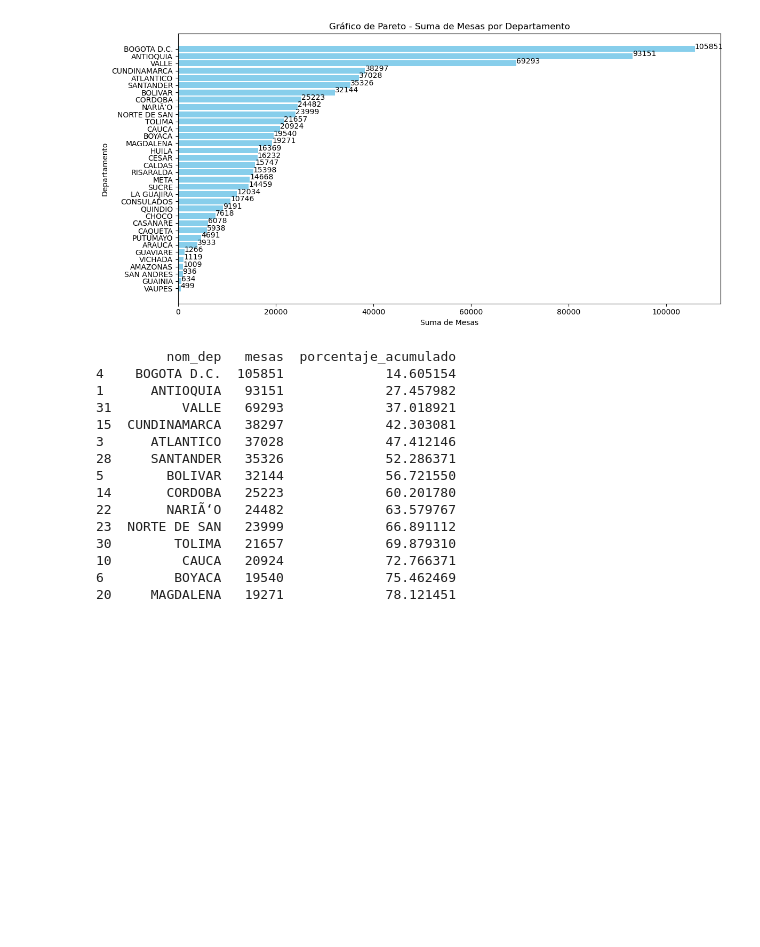
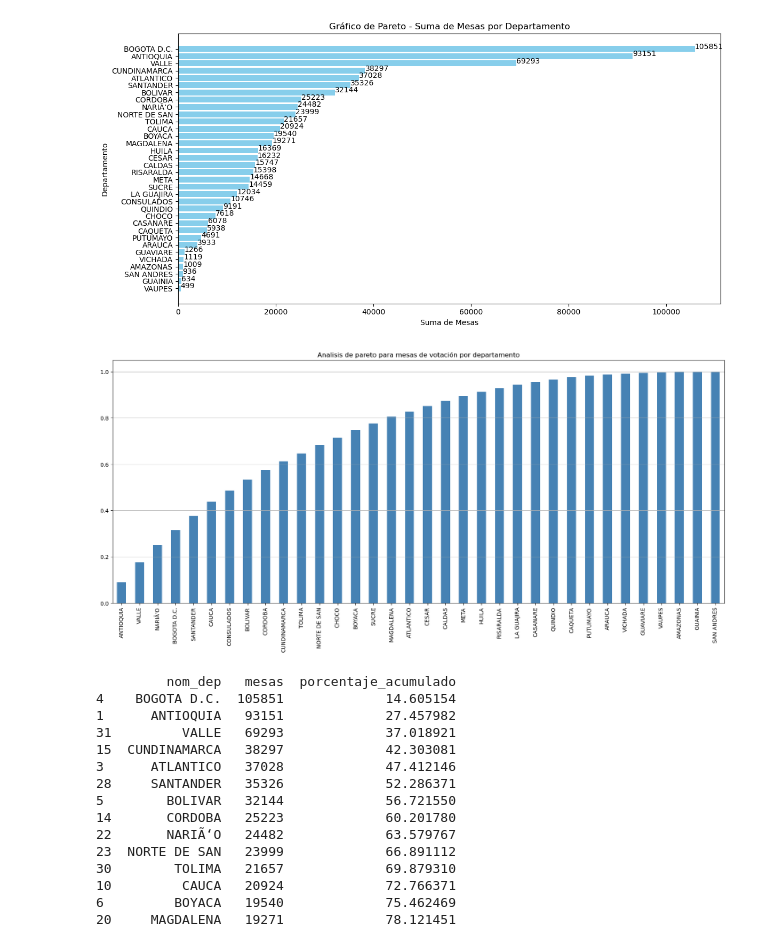
Before and after one commit to Sebastianpm9/Proyecto_Ingenial_MINE-4101_Ciencia_de_Datos_Aplicada, a Jupyter notebook: Ingenial.ipynb, the cells around one changed output. Drawn from its saved outputs; the diff is of its cells as text; code cells hidden in the pictures; blank space fills up the shorter version.

```diff
--- a/Ingenial.ipynb
+++ b/Ingenial.ipynb
@@ -1788,6 +1788,15 @@ plt.tight_layout()
 plt.show()
 # %% [output]
 [figure]
+# %%
+Department_Cumsum = data_divipol["nom_dep"].value_counts(normalize=True).cumsum()
+plt.figure(figsize=(20, 8))
+Department_Cumsum.plot(kind="bar", color="steelblue")
+plt.title("Analisis de pareto para mesas de votación por departamento")
+plt.grid(axis="y")
+plt.show()
+# %% [output]
+[figure, added]
 # %%
 # Calcular la suma de mesas por 'nom_dep'
 suma_mesas_por_departamento = data_divipol.groupby('nom_dep')['mesas'].sum().reset_index()
```
